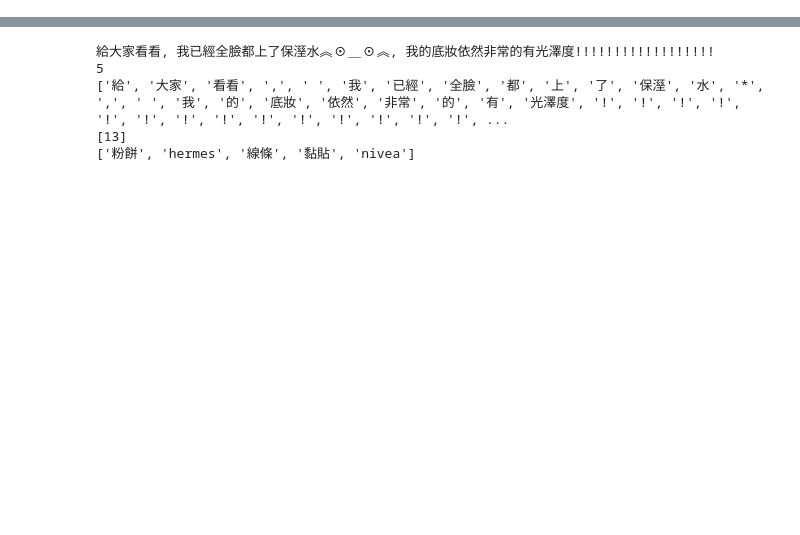
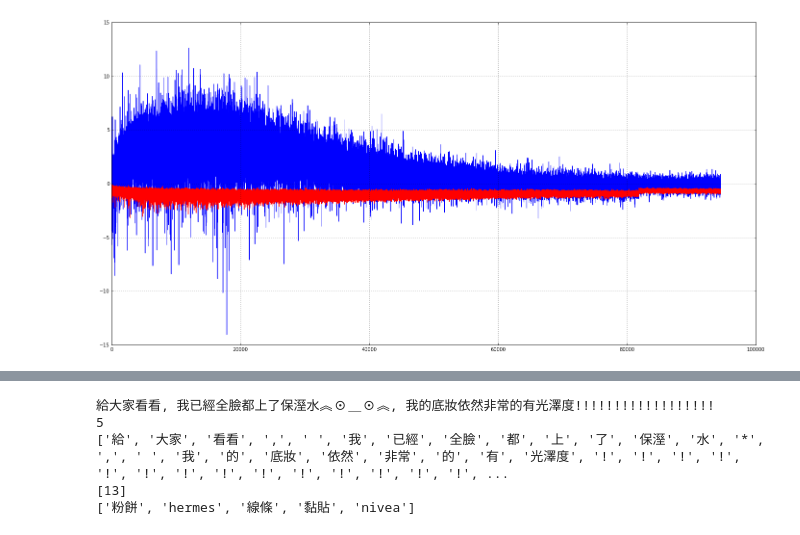
Before and after one commit to ryanchao2012/pixnet-nlp, a Jupyter notebook: Untitled.ipynb, the cells around one changed output, grey strips where cells are left out. Cells and saved outputs as stored; diff of their text form; code cells hidden in the pictures; blank space fills up the shorter version.

```diff
--- a/Untitled.ipynb
+++ b/Untitled.ipynb
@@ -102,0 +105,4 @@ for j in range(10):
+# %%
+test_neg(100)  # v100_w5_n50_p5
+# %% [output]
+[figure, added]
```
Also changed, not shown: parts of 12 cells of this notebook, 2 other files.
